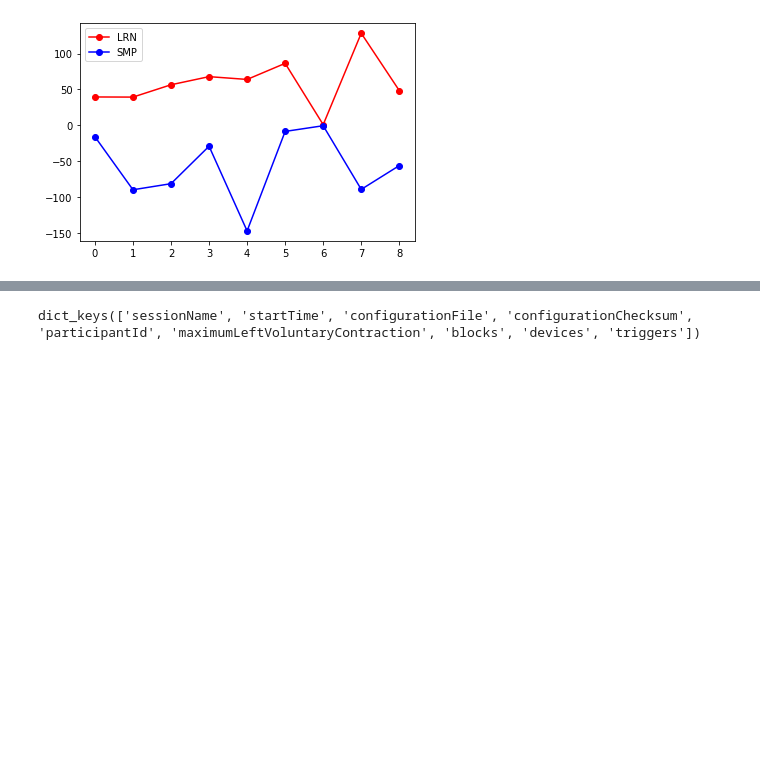
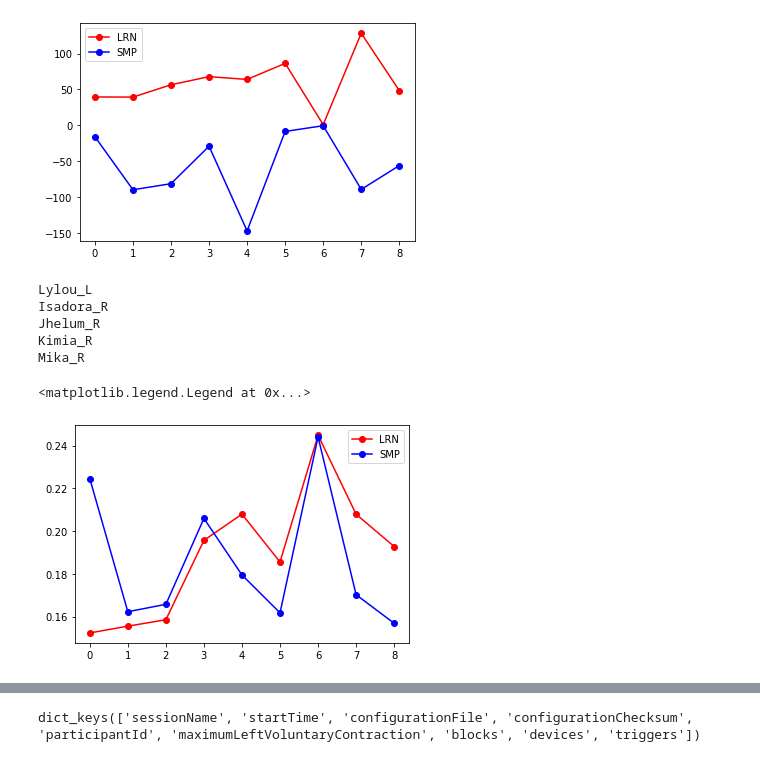
Before and after one commit to neuralabc/spft-java, a Jupyter notebook: spft/2022_06_Trial_by_trial_Bx.ipynb, the cells around one changed output, grey strips where cells are left out. Cells and saved outputs as stored; diff of their text form; code cells hidden in the pictures; blank space fills up the shorter version.

Commit message:
new data

```diff
--- a/spft/2022_06_Trial_by_trial_Bx.ipynb
+++ b/spft/2022_06_Trial_by_trial_Bx.ipynb
@@ -284,0 +39,37 @@ def score_spft_data(data,for_resp,description = "e.g., right hand performance",
+# %%
+## NEW DATA WITH MORE ACCURATE TIMINGS
+in_dir = './testing/2022_06_test_right_only_new/'
+subs = ['Lylou_L','Isadora_R','Jhelum_R','Kimia_R','Mika_R']
+
+for idx,sub in enumerate(subs):
+    print(sub)
+    data = spft.load_yaml(join(in_dir,f'{sub}_Test_Right_Only_out-file.txt'))
+    res = spft.score_spft_data(data)
+    LRN_lag = res['all']['LRN']['lag_xcorr_ms']
+    SMP_lag = res['all']['SMP']['lag_xcorr_ms']
+    LRN_rmse = res['all']['LRN']['rmse']
+    SMP_rmse = res['all']['SMP']['rmse']
+    if idx == 0:
+        all_LRN_lag = np.zeros((len(subs),len(LRN_lag)))
+        all_SMP_lag = np.zeros((len(subs),len(SMP_lag)))
+        all_LRN_rmse = np.zeros_like(all_LRN_lag)
+        all_SMP_rmse = np.zeros_like(all_LRN_lag)
+    all_LRN_lag[idx,:] = LRN_lag
+    all_SMP_lag[idx,:] = SMP_lag
+    all_LRN_rmse[idx,:] = LRN_rmse
+    all_SMP_rmse[idx,:] = SMP_rmse
+# %% [output]
+Lylou_L
+Isadora_R
+Jhelum_R
+Kimia_R
+Mika_R
+# %%
+
+plt.plot(all_LRN_rmse.mean(axis=0),'o-r',label='LRN')
+plt.plot(all_SMP_rmse.mean(axis=0),'o-b',label='SMP')
+# plt.plot(SMP_lag.mean(axis=0),'o-b',label='SMP')
+plt.legend()
+# %% [output]
+<matplotlib.legend.Legend at 0x...>
+[figure, added]
```
Also changed, not shown: parts of 4 cells of this notebook, 5 other files.
